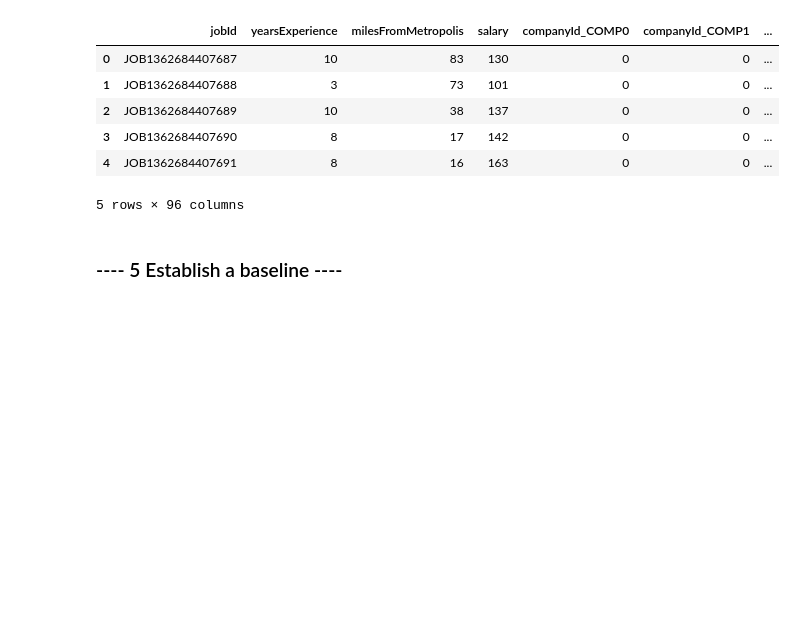
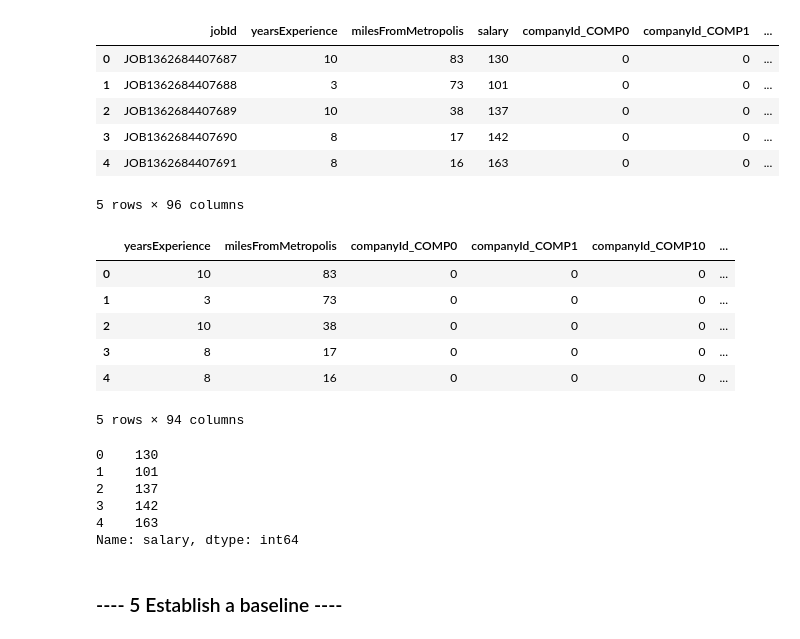
Before and after one commit to kartikathale/salarypredictionportfolio, a Jupyter notebook: Salary Prediction Notebook.ipynb, the cells around one changed output. Drawn from its saved outputs; the diff is of its cells as text; code cells hidden in the pictures; blank space fills up the shorter version.

```diff
--- a/Salary Prediction Notebook.ipynb
+++ b/Salary Prediction Notebook.ipynb
@@ -271 +291,4 @@ df_jobtype.mean()
+# %%
+# Removing records with Salary = 0
+train_df = train_df[train_df.salary > 0]
 # %%
@@ -325,7 +329,5 @@ train_df.head()
 | 4 | JOB1362684407691 | 8 | 16 | 163 | 0 | 0 | ... |
 5 rows × 96 columns
 # %%
-X = train_df.drop(axis=1,
-                  columns=['jobId', 'salary' ]
-                  )
+features_df = train_df.drop(labels = ["jobId","salary" ], axis = 1)
 # %%
@@ -333,3 +335,23 @@ y = train_df['salary']
+# %%
+features_df.head()
+#features_df.dtypes
+# %% [output]
+|  | yearsExperience | milesFromMetropolis | companyId_COMP0 | companyId_COMP1 | companyId_COMP10 | ... |
+| 0 | 10 | 83 | 0 | 0 | 0 | ... |
+| 1 | 3 | 73 | 0 | 0 | 0 | ... |
+| 2 | 10 | 38 | 0 | 0 | 0 | ... |
+| 3 | 8 | 17 | 0 | 0 | 0 | ... |
+| 4 | 8 | 16 | 0 | 0 | 0 | ... |
+5 rows × 94 columns
+# %%
+target_var.head()
+# %% [output]
+0    130
+1    101
+2    137
+3    142
+4    163
+Name: salary, dtype: int64
 # %% [markdown]
 ### ---- 5 Establish a baseline ----
 # %%
```
Also changed, not shown: parts of 15 cells of this notebook.
